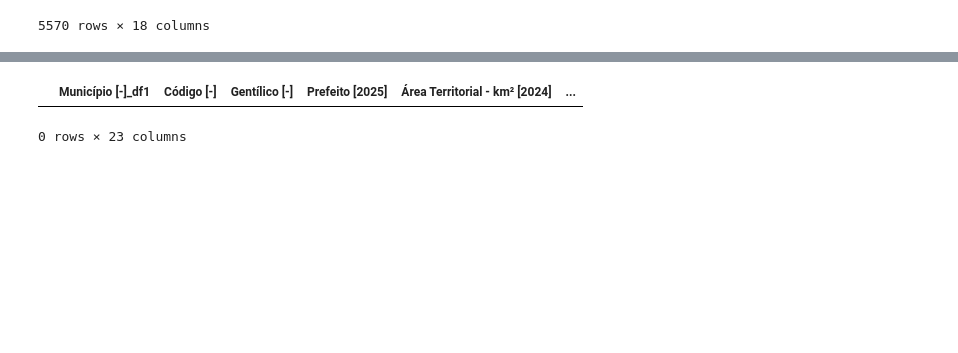
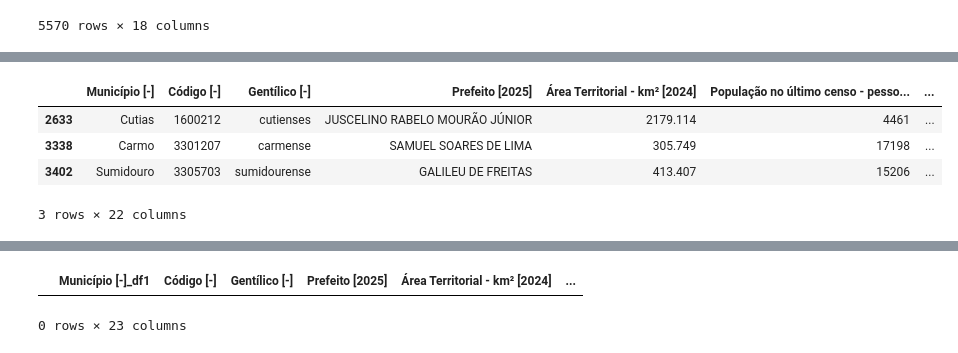
Before and after one commit to F2C-Development/Dashboard, a Jupyter notebook: scripts/dataMerge.ipynb, the cells around one changed output, grey strips where cells are left out. Cells and saved outputs as stored; diff of their text form; code cells hidden in the pictures; blank space fills up the shorter version.

```diff
--- a/scripts/dataMerge.ipynb
+++ b/scripts/dataMerge.ipynb
@@ -43,0 +63,9 @@ df=ibge_df.merge(siconfi_df, how='outer')
+# %%
+mask=df['DC [2024]'].isna()
+df[mask]
+# %% [output]
+|  | Município [-] | Código [-] | Gentílico [-] | Prefeito [2025] | Área Territorial - km² [2024] | População no último censo - pesso... | ... |
+| 2633 | Cutias | 1600212 | cutienses | JUSCELINO RABELO MOURÃO JÚNIOR | 2179.114 | 4461 | ... |
+| 3338 | Carmo | 3301207 | carmense | SAMUEL SOARES DE LIMA | 305.749 | 17198 | ... |
+| 3402 | Sumidouro | 3305703 | sumidourense | GALILEU DE FREITAS | 413.407 | 15206 | ... |
+3 rows × 22 columns
```
Also changed, not shown: parts of 5 cells of this notebook, 3 other files.
